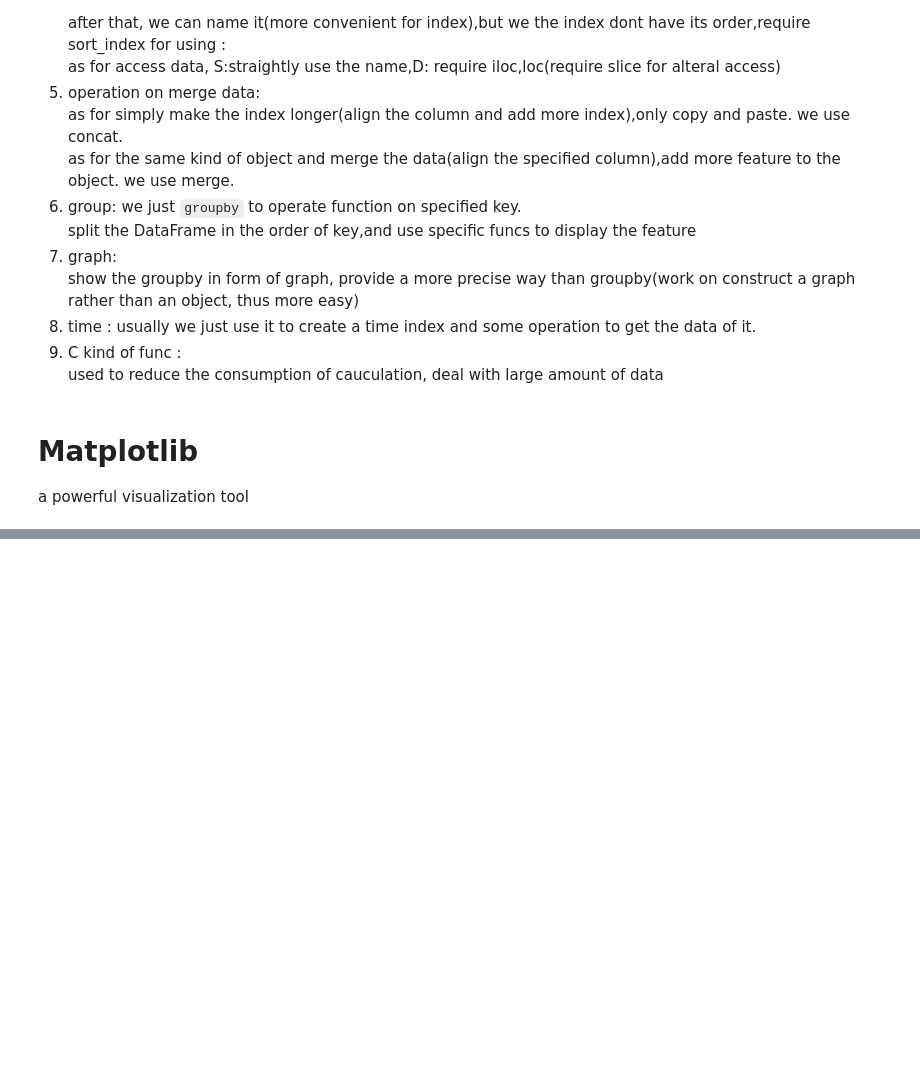
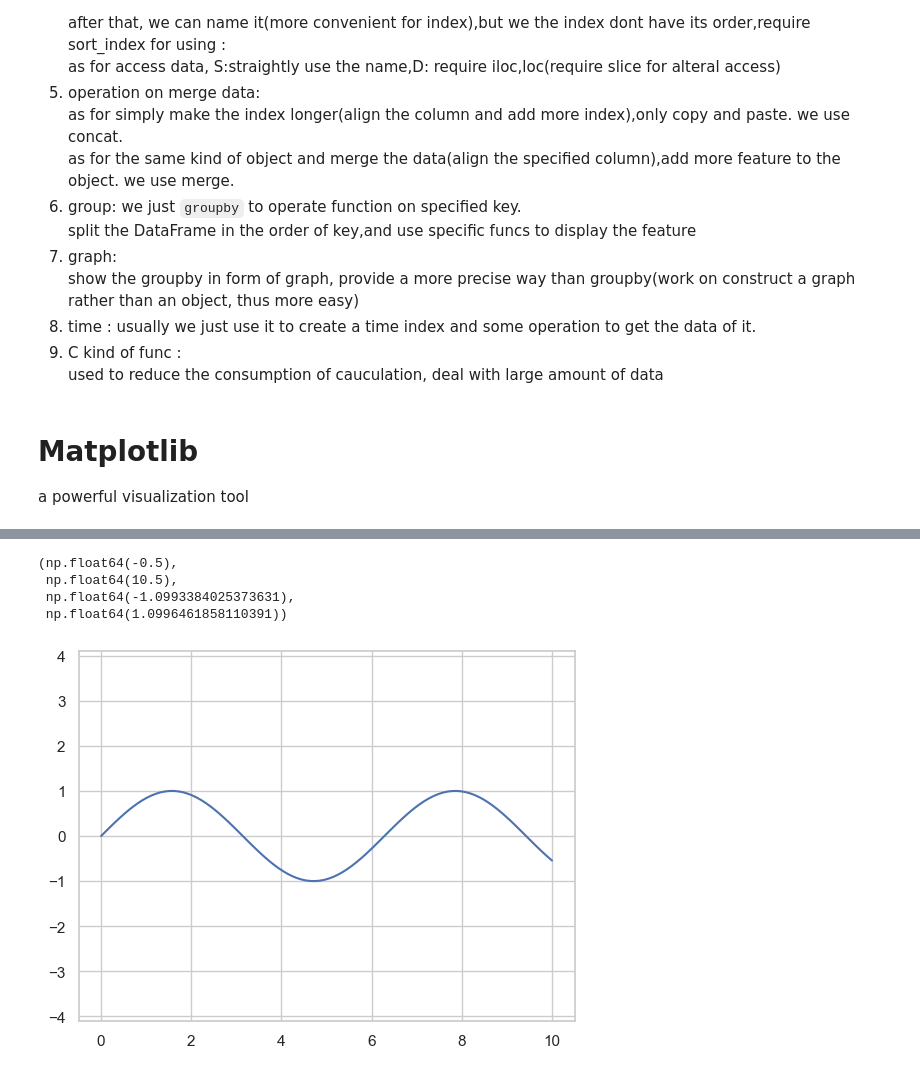
Before and after one commit to wbytt/plearn, a Jupyter notebook: datasci.ipynb, the cells around one changed output, grey strips where cells are left out. Drawn from its saved outputs; the diff is of its cells as text; code cells hidden in the pictures; blank space fills up the shorter version.

```diff
--- a/datasci.ipynb
+++ b/datasci.ipynb
@@ -995,0 +1040,11 @@ import matplotlib.pyplot as plt
+# %%
+# also we can just tighten it around the plot,and use equal to set equal
+plt.plot(x, np.sin(x))
+plt.axis('tight')
+plt.axis('equal')
+# %% [output]
+(np.float64(-0.5),
+ np.float64(10.5),
+ np.float64(-1.0993384025373631),
+ np.float64(1.0996461858110391))
+[figure, added]
```
Also changed, not shown: parts of 22 cells of this notebook.
